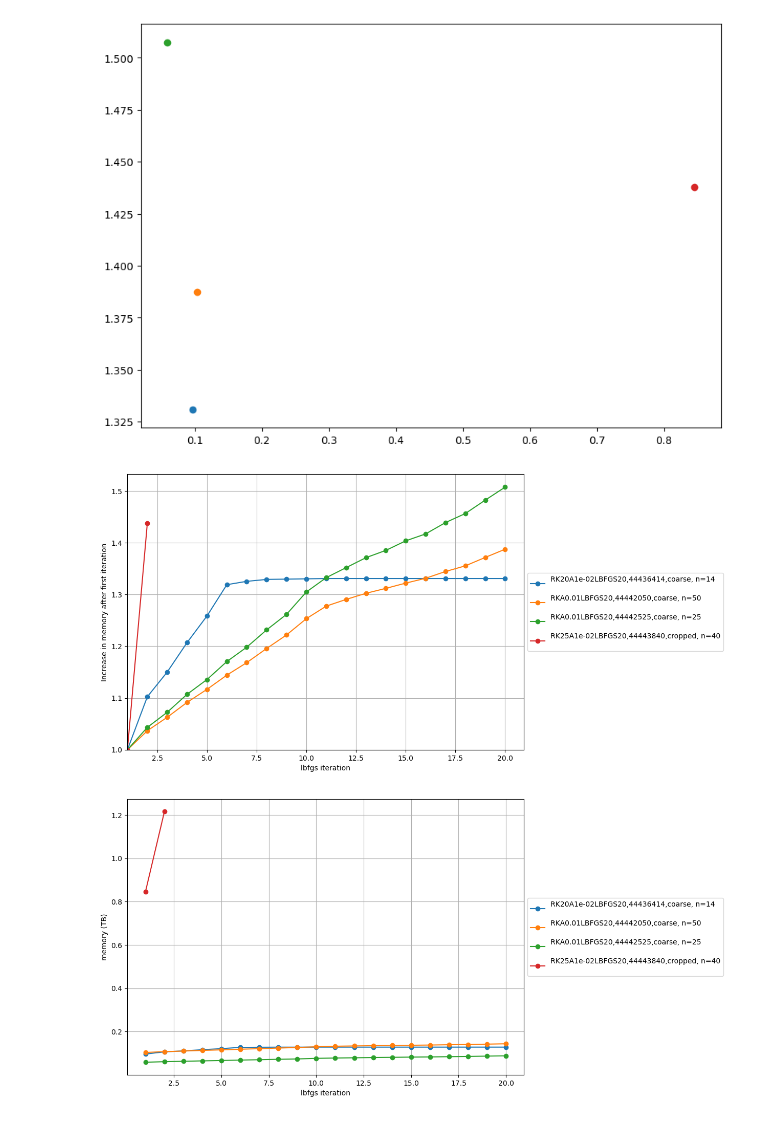
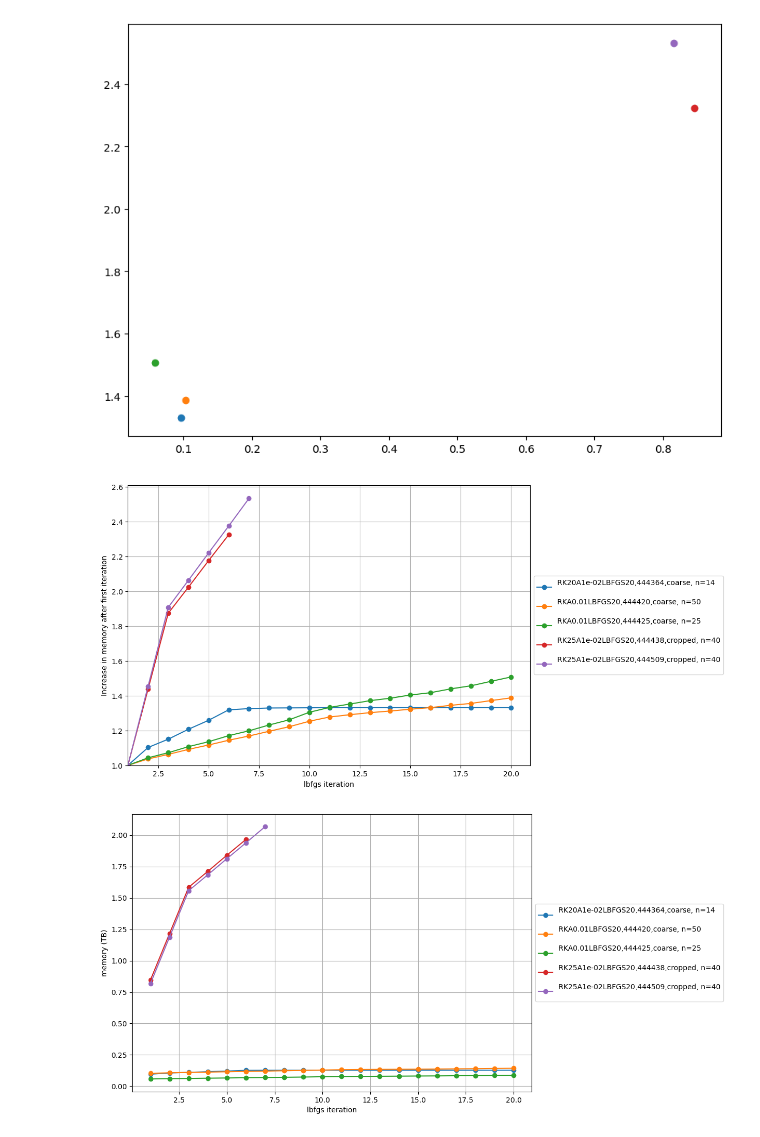
Before and after one commit to JohannesHaubner/mapMRI, a Jupyter notebook: examples/debugging/mem.ipynb, the cells around one changed output. Saved outputs shown, nothing was run; the diff lists cells and outputs as text; code cells hidden in the pictures.

```diff
--- a/examples/debugging/mem.ipynb
+++ b/examples/debugging/mem.ipynb
@@ -35,7 +35,8 @@ slurmids = [
 slurmids = [444364,
             444420,
             444425,
-            444438
+            444438,
+            444509
 ]
 
 # path = pathlib.Path("/home/bastian/D1/registration/cubeslurm/")
@@ -99,8 +100,6 @@ for slurmid in sorted(slurmids):
 
     label = outfoldername + "," + str(slurmid) #  + ",N=" + str(ntasks)
 
-    if ntasks is not None:
-        label += str(ntasks).replace("\n", "")
 
     color = None
 
@@ -197,6 +198,6 @@ Total number of log files 4
-[figure, old version]
+[figure, new version]
-[figure, old version]
+[figure, new version]
-[figure, old version]
+[figure, new version]
 # %%
 
 for slurmid in range(440221, 440674):
```
Also changed, not shown: parts of 1 cell of this notebook.
